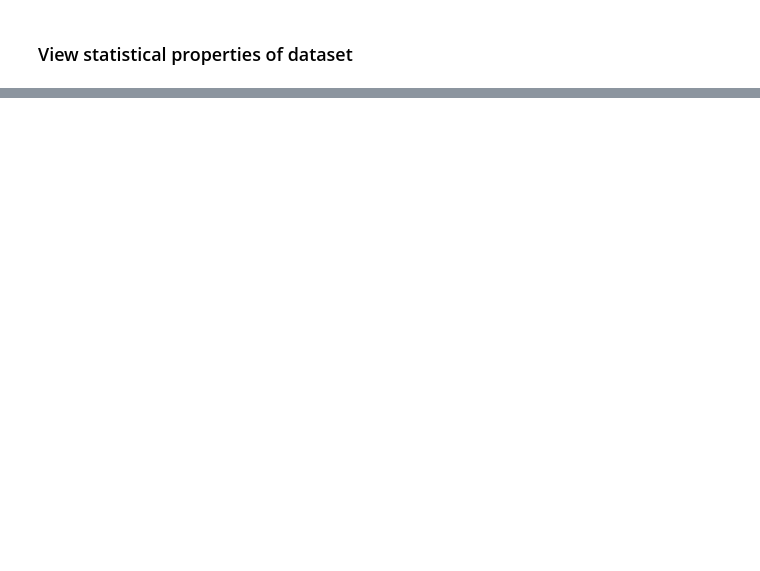
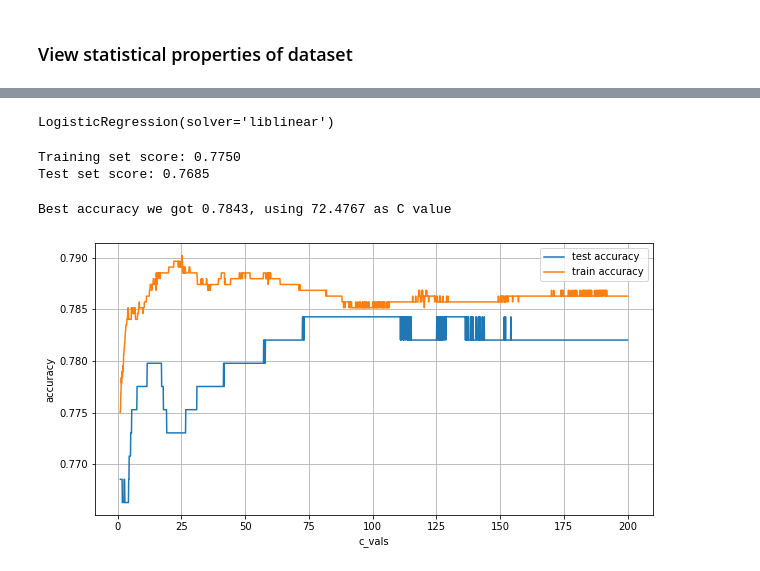
Before and after one commit to badayvedat/hacettepe_precipitation_forecast, a Jupyter notebook: hacettepe_precipitation_forecast.ipynb, the cells around one changed output, grey strips where cells are left out. Drawn from its saved outputs; the diff is of its cells as text; code cells hidden in the pictures; blank space fills up the shorter version.

Commit message:
trained model and plotted results

```diff
--- a/hacettepe_precipitation_forecast.ipynb
+++ b/hacettepe_precipitation_forecast.ipynb
@@ -85,0 +203,63 @@ df.info()
+# %%
+# train a logistic regression model on the training set
+from sklearn.linear_model import LogisticRegression
+
+# instantiate the model
+logreg = LogisticRegression(solver='liblinear')
+
+# fit the model
+logreg.fit(X_train, y_train)
+# %% [output]
+LogisticRegression(solver='liblinear')
+# %%
+# print the scores on training and test set
+
+print('Training set score: {:.4f}'.format(logreg.score(X_train, y_train)))
+
+print('Test set score: {:.4f}'.format(logreg.score(X_test, y_test)))
+test_accuracy = logreg.score(X_test, y_test)
+# %% [output]
+Training set score: 0.7750
+Test set score: 0.7685
+# %%
+max_accur, best_c_val = test_accuracy, 15
+c_vals = np.linspace(1, 200, 2000)
+
+test_accur_over_c = np.zeros(2000)
+train_accur_over_c = np.zeros(2000)
+
+for i in range(len(c_vals)):
+    # fit the Logsitic Regression model with C=100
+    # instantiate the model
+    logreg = LogisticRegression(C=c_vals[i], solver='liblinear')
+
+    # fit the model
+    logreg.fit(X_train, y_train)
+
+    test_accur = logreg.score(X_test, y_test)
+    train_accur = logreg.score(X_train, y_train)
+
+    test_accur_over_c[i] = test_accur
+    train_accur_over_c[i] = train_accur
+
+    if test_accur > max_accur:
+        best_c_val = c_vals[i]
+        max_accur = test_accur
+
+print("Best accuracy we got {:.4f}, using {:.4f} as C value".format(max_accur, best_c_val))
+# %% [output]
+Best accuracy we got 0.7843, using 72.4767 as C value
+# %%
+plt.figure(figsize=(10,5))
+plt.plot(c_vals, test_accur_over_c, label="test accuracy")
+plt.plot(c_vals, train_accur_over_c, label="train accuracy")
+
+plt.xlabel('c_vals')
+plt.ylabel('accuracy')
+
+plt.legend()
+
+plt.grid()
+plt.show()
+# %% [output]
+[figure, added]
```
Also changed, not shown: parts of 14 cells of this notebook.
